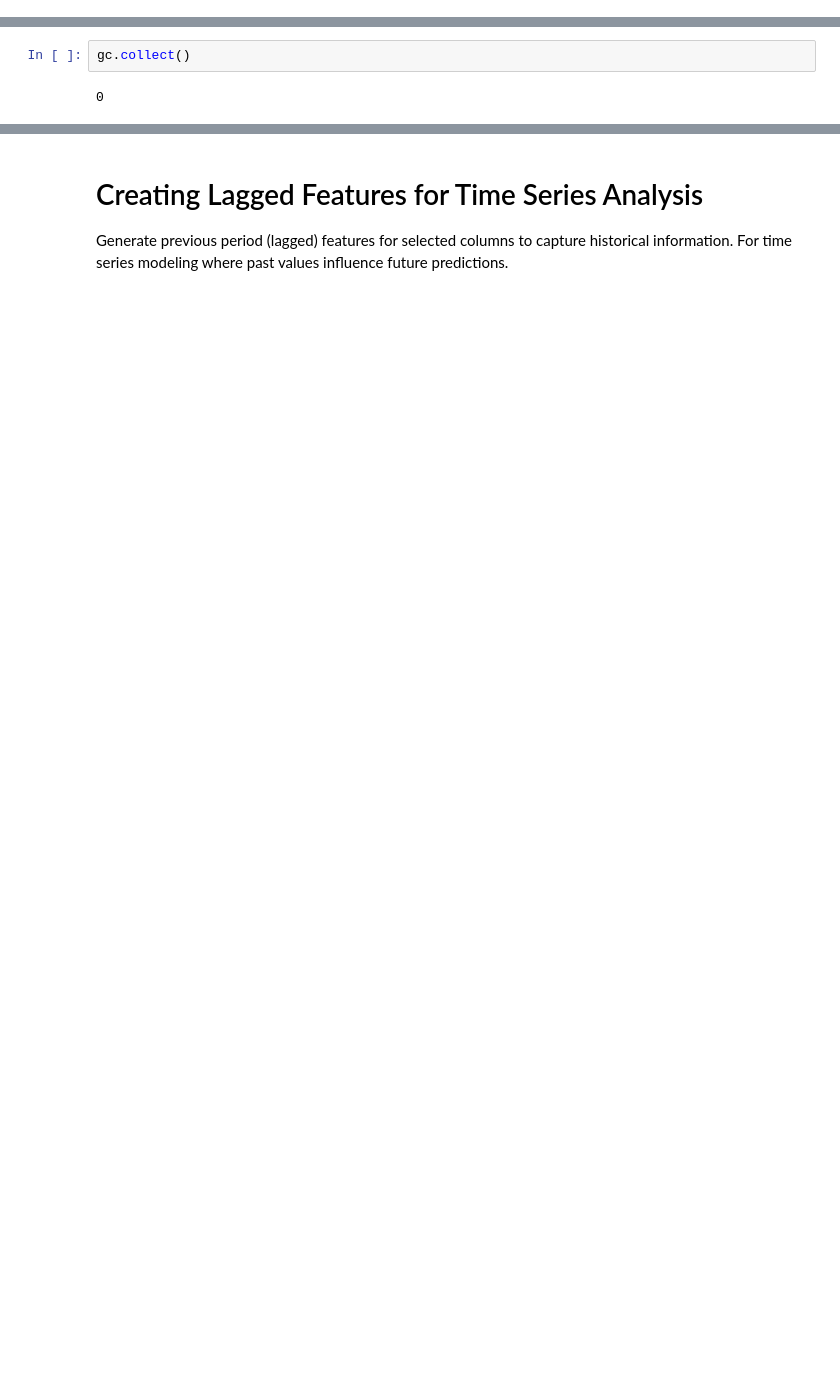
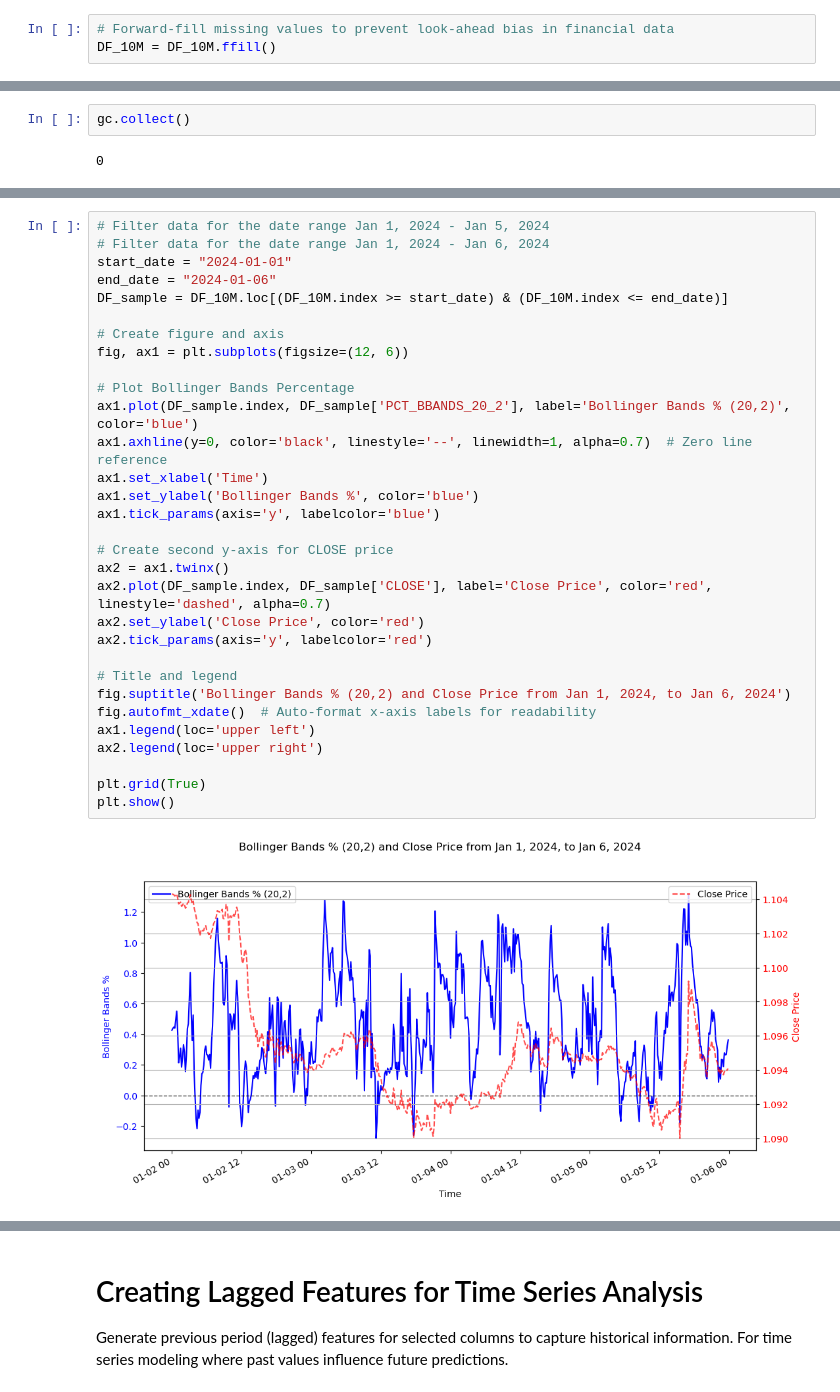
Before and after one commit to kelvinkru/ForexSimulation, a Jupyter notebook: ForexTradingCUPY.ipynb, the cells around one changed output, grey strips where cells are left out. Saved outputs shown, nothing was run; the diff lists cells and outputs as text; blank space fills up the shorter version.

```diff
--- a/ForexTradingCUPY.ipynb
+++ b/ForexTradingCUPY.ipynb
@@ -202,5 +243,8 @@ del gdf
 gc.collect()
 # %% [output]
 0
+# %%
+# Forward-fill missing values to prevent look-ahead bias in financial data
+DF_10M = DF_10M.ffill()
 # %%
 # Display the filtered DataFrame
@@ -213,0 +274,33 @@ gc.collect()
+# %%
+# Filter data for the date range Jan 1, 2024 - Jan 5, 2024
+# Filter data for the date range Jan 1, 2024 - Jan 6, 2024
+start_date = "2024-01-01"
+end_date = "2024-01-06"
+DF_sample = DF_10M.loc[(DF_10M.index >= start_date) & (DF_10M.index <= end_date)]
+
+# Create figure and axis
+fig, ax1 = plt.subplots(figsize=(12, 6))
+
+# Plot Bollinger Bands Percentage
+ax1.plot(DF_sample.index, DF_sample['PCT_BBANDS_20_2'], label='Bollinger Bands % (20,2)', color='blue')
+ax1.axhline(y=0, color='black', linestyle='--', linewidth=1, alpha=0.7)  # Zero line reference
+ax1.set_xlabel('Time')
+ax1.set_ylabel('Bollinger Bands %', color='blue')
+ax1.tick_params(axis='y', labelcolor='blue')
+
+# Create second y-axis for CLOSE price
+ax2 = ax1.twinx()
+ax2.plot(DF_sample.index, DF_sample['CLOSE'], label='Close Price', color='red', linestyle='dashed', alpha=0.7)
+ax2.set_ylabel('Close Price', color='red')
+ax2.tick_params(axis='y', labelcolor='red')
+
+# Title and legend
+fig.suptitle('Bollinger Bands % (20,2) and Close Price from Jan 1, 2024, to Jan 6, 2024')
+fig.autofmt_xdate()  # Auto-format x-axis labels for readability
+ax1.legend(loc='upper left')
+ax2.legend(loc='upper right')
+
+plt.grid(True)
+plt.show()
+# %% [output]
+[figure, added]
```
Also changed, not shown: parts of 41 cells of this notebook.
